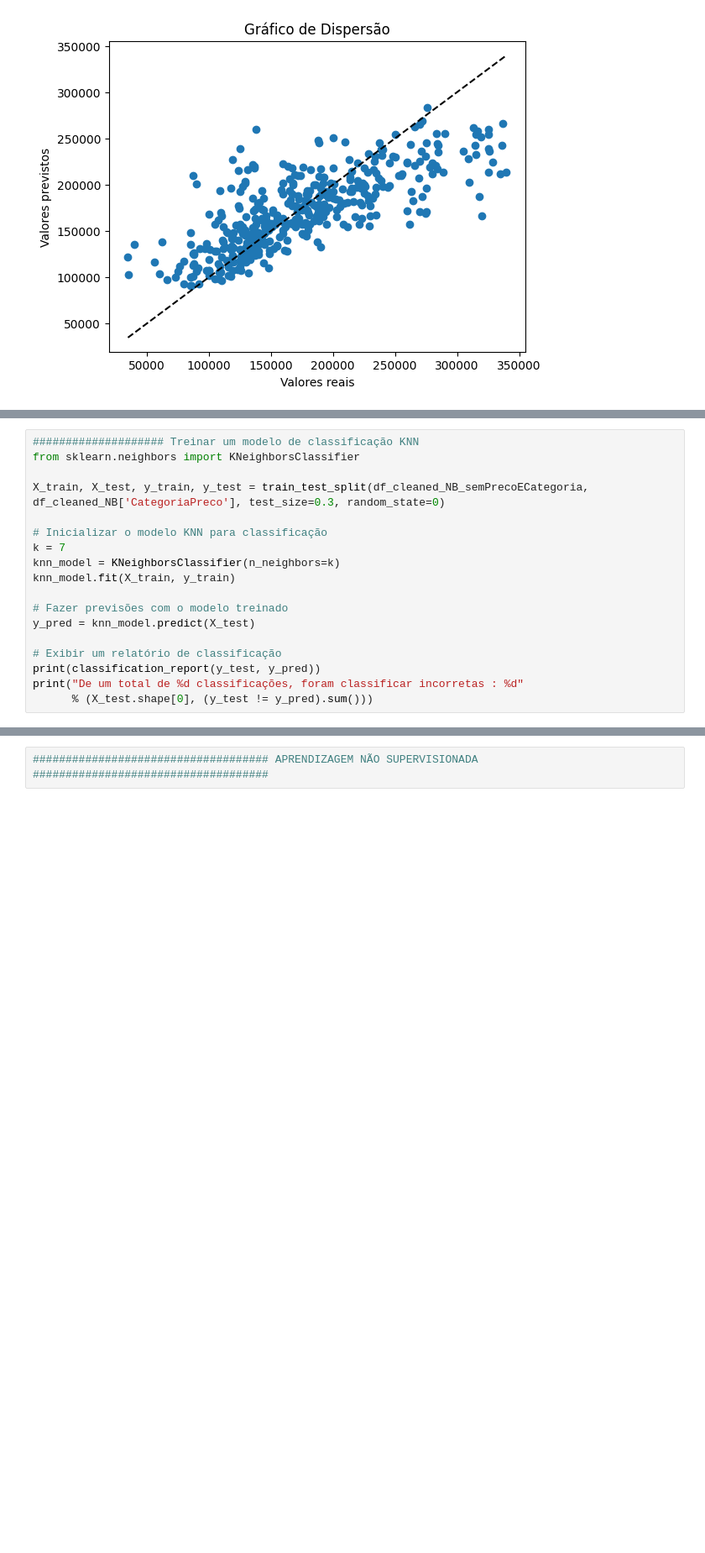
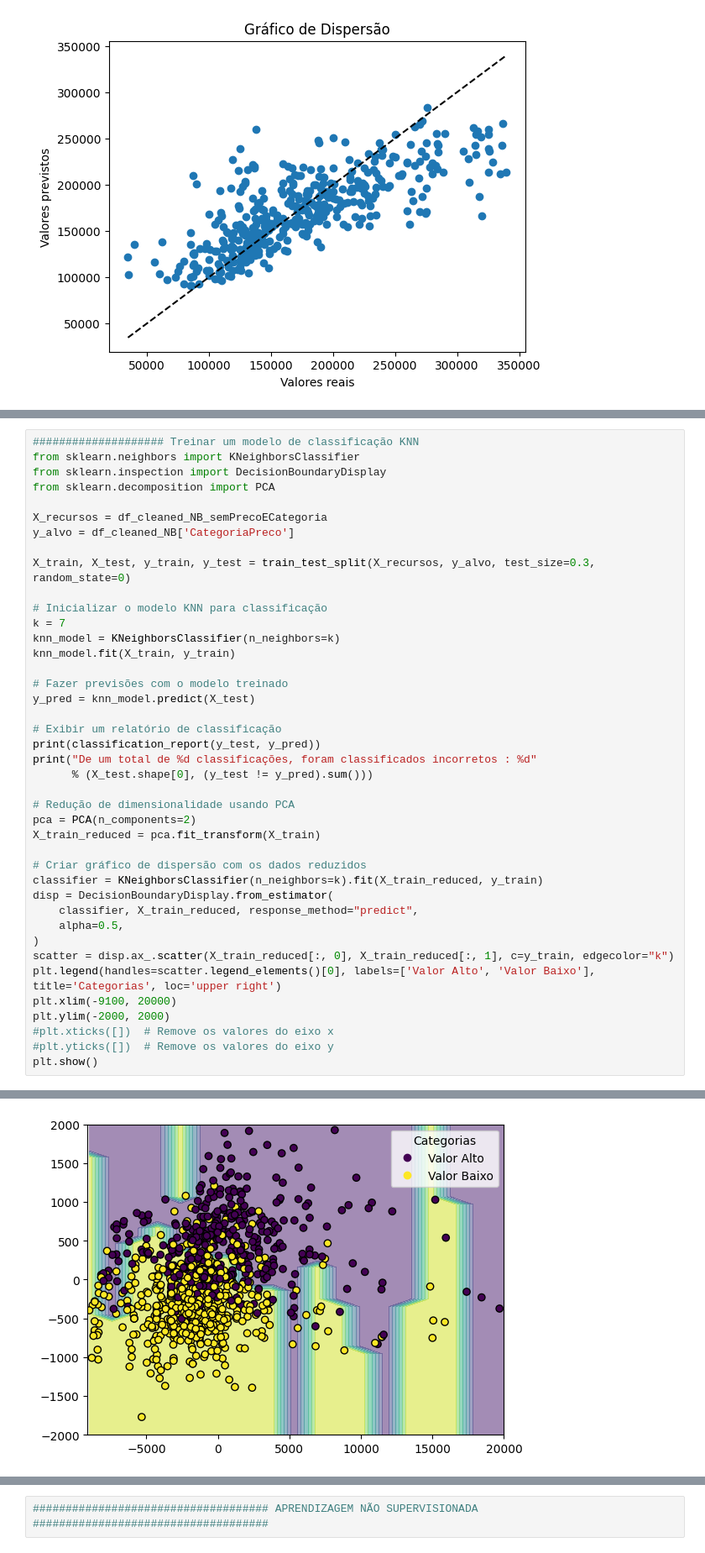
Before and after one commit to ghccalanzani/AnaliseDeDados, a Jupyter notebook: Entrega C3/AtividadeC3.ipynb, the cells around one changed output, grey strips where cells are left out. Shown: that part at 84% size. Cells and saved outputs as stored; diff of their text form; blank space fills up the shorter version.

```diff
--- a/Entrega C3/AtividadeC3.ipynb
+++ b/Entrega C3/AtividadeC3.ipynb
@@ -337,8 +337,13 @@ De um total de 420 classificações, foram classificar incorretas : 47
 # %%
 #################### Treinar um modelo de classificação KNN
 from sklearn.neighbors import KNeighborsClassifier
+from sklearn.inspection import DecisionBoundaryDisplay
+from sklearn.decomposition import PCA
 
-X_train, X_test, y_train, y_test = train_test_split(df_cleaned_NB_semPrecoECategoria, df_cleaned_NB['CategoriaPreco'], test_size=0.3, random_state=0)
+X_recursos = df_cleaned_NB_semPrecoECategoria
+y_alvo = df_cleaned_NB['CategoriaPreco']
+
+X_train, X_test, y_train, y_test = train_test_split(X_recursos, y_alvo, test_size=0.3, random_state=0)
 
 # Inicializar o modelo KNN para classificação
 k = 7
@@ -350,8 +355,26 @@ y_pred = knn_model.predict(X_test)
 
 # Exibir um relatório de classificação
 print(classification_report(y_test, y_pred))
-print("De um total de %d classificações, foram classificar incorretas : %d"
+print("De um total de %d classificações, foram classificados incorretos : %d"
       % (X_test.shape[0], (y_test != y_pred).sum()))
+
+# Redução de dimensionalidade usando PCA
+pca = PCA(n_components=2)
+X_train_reduced = pca.fit_transform(X_train)
+
+# Criar gráfico de dispersão com os dados reduzidos
+classifier = KNeighborsClassifier(n_neighbors=k).fit(X_train_reduced, y_train)
+disp = DecisionBoundaryDisplay.from_estimator(
+    classifier, X_train_reduced, response_method="predict",
+    alpha=0.5,
+)
+scatter = disp.ax_.scatter(X_train_reduced[:, 0], X_train_reduced[:, 1], c=y_train, edgecolor="k")
+plt.legend(handles=scatter.legend_elements()[0], labels=['Valor Alto', 'Valor Baixo'], title='Categorias', loc='upper right')
+plt.xlim(-9100, 20000)
+plt.ylim(-2000, 2000)
+#plt.xticks([])  # Remove os valores do eixo x
+#plt.yticks([])  # Remove os valores do eixo y
+plt.show()
 # %% [output]
               precision    recall  f1-score   support
 
@@ -365,0 +389 @@ De um total de 420 classificações, foram classificar incorretas : 81
+[figure, added]
```
Also changed, not shown: parts of 4 cells of this notebook.
